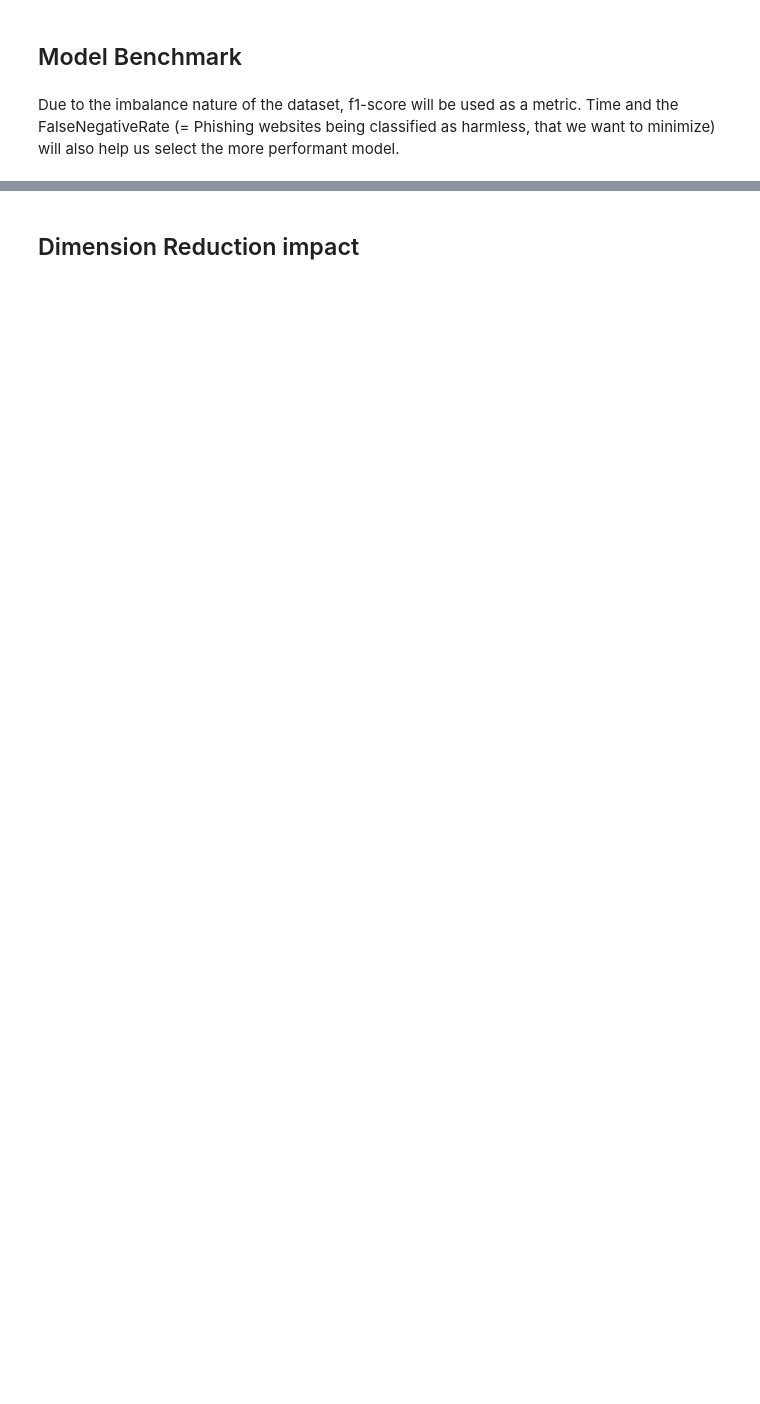
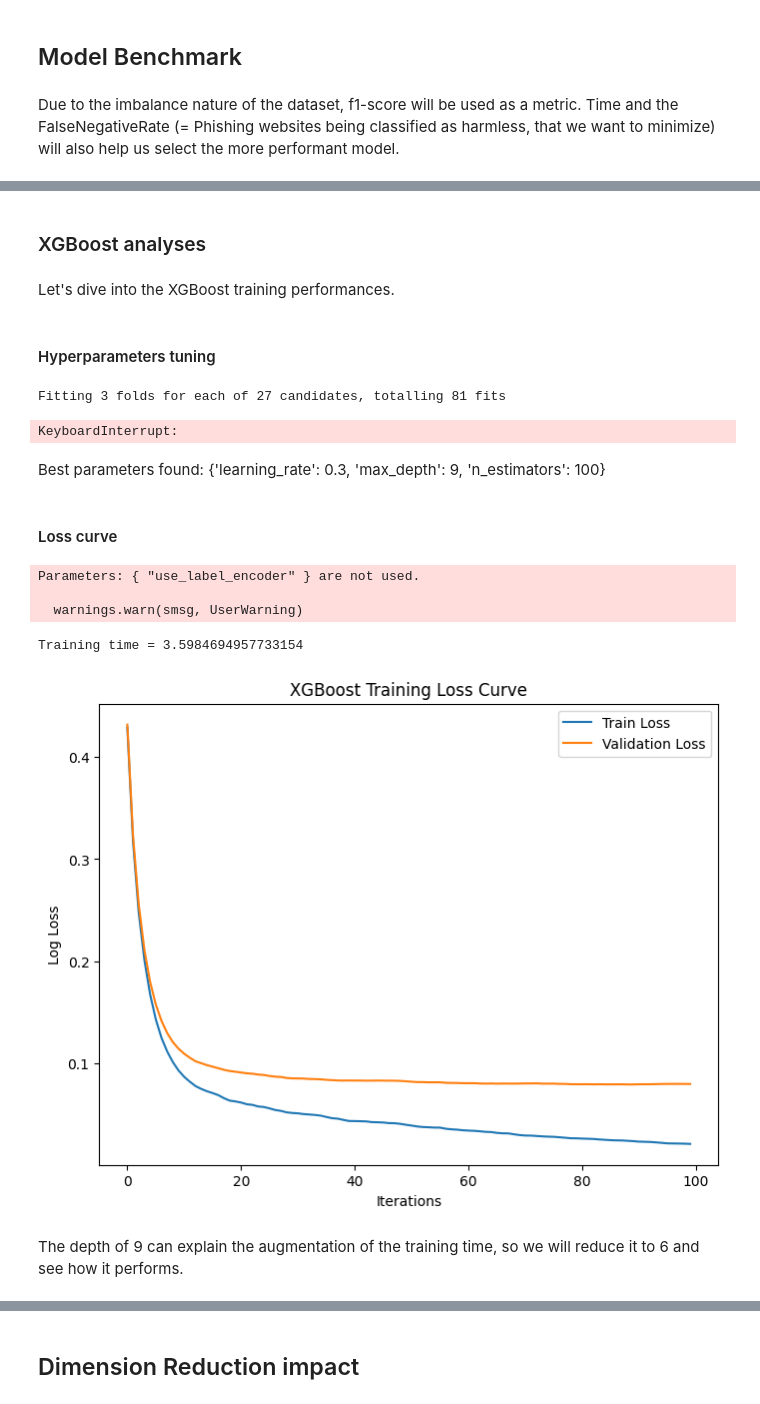
Before and after one commit to euge44/phishingClassification, a Jupyter notebook: PhishingdetectionDiff.ipynb, the cells around one changed output, grey strips where cells are left out. Drawn from its saved outputs; the diff is of its cells as text; code cells hidden in the pictures; blank space fills up the shorter version.

```diff
--- a/PhishingdetectionDiff.ipynb
+++ b/PhishingdetectionDiff.ipynb
@@ -368,0 +469,72 @@ plt.show()
+# %% [markdown]
+### XGBoost analyses
+# %% [markdown]
+Let's dive into the XGBoost training performances.
+# %% [markdown]
+#### Hyperparameters tuning
+# %%
+# Find the optimal hyperparameters
+
+param_grid = {
+    "n_estimators": [10, 50, 100],
+    "max_depth": [3, 6, 9],
+    "learning_rate": [0.01, 0.1, 0.3],
+}
+
+grid_search = GridSearchCV(
+    XGBClassifier(use_label_encoder=False, eval_metric="logloss"),
+    param_grid,
+    cv=3,
+    scoring="f1_weighted",
+    verbose=1,
+    n_jobs=-1
+)
+
+grid_search.fit(X_train, y_train)
+
+best_xgb = grid_search.best_estimator_
+print("Best parameters found:", grid_search.best_params_)
+# %% [output]
+Fitting 3 folds for each of 27 candidates, totalling 81 fits
+KeyboardInterrupt:
+# %% [markdown]
+Best parameters found: {'learning_rate': 0.3, 'max_depth': 9, 'n_estimators': 100}
+# %% [markdown]
+#### Loss curve
+# %%
+# Plot loss curve
+best_xgb = XGBClassifier(
+    use_label_encoder=False,
+    objective="binary:logistic",
+    eval_metric="logloss",
+    random_state=42,
+    learning_rate=0.3,
+    max_depth=9,
+    n_estimators=100
+)
+start_time = time.time()
+best_xgb.fit(
+    X_train, y_train,
+    eval_set=[(X_train, y_train), (X_test, y_test)],
+    verbose=False,
+)
+best_train_time = time.time() - start_time
+print(f"Training time = {best_train_time}")
+evals_result = best_xgb.evals_result()
+
+plt.figure(figsize=(8,6))
+plt.plot(evals_result["validation_0"]["logloss"], label="Train Loss")
+plt.plot(evals_result["validation_1"]["logloss"], label="Validation Loss")
+plt.xlabel("Iterations")
+plt.ylabel("Log Loss")
+plt.title("XGBoost Training Loss Curve")
+plt.legend()
+plt.show()
+# %% [output]
+Parameters: { "use_label_encoder" } are not used.
+
+  warnings.warn(smsg, UserWarning)
+Training time = 3.5984694957733154
+[figure, added]
+# %% [markdown]
+The depth of 9 can explain the augmentation of the training time, so we will reduce it to 6 and see how it performs.
```
Also changed, not shown: parts of 60 cells of this notebook.
